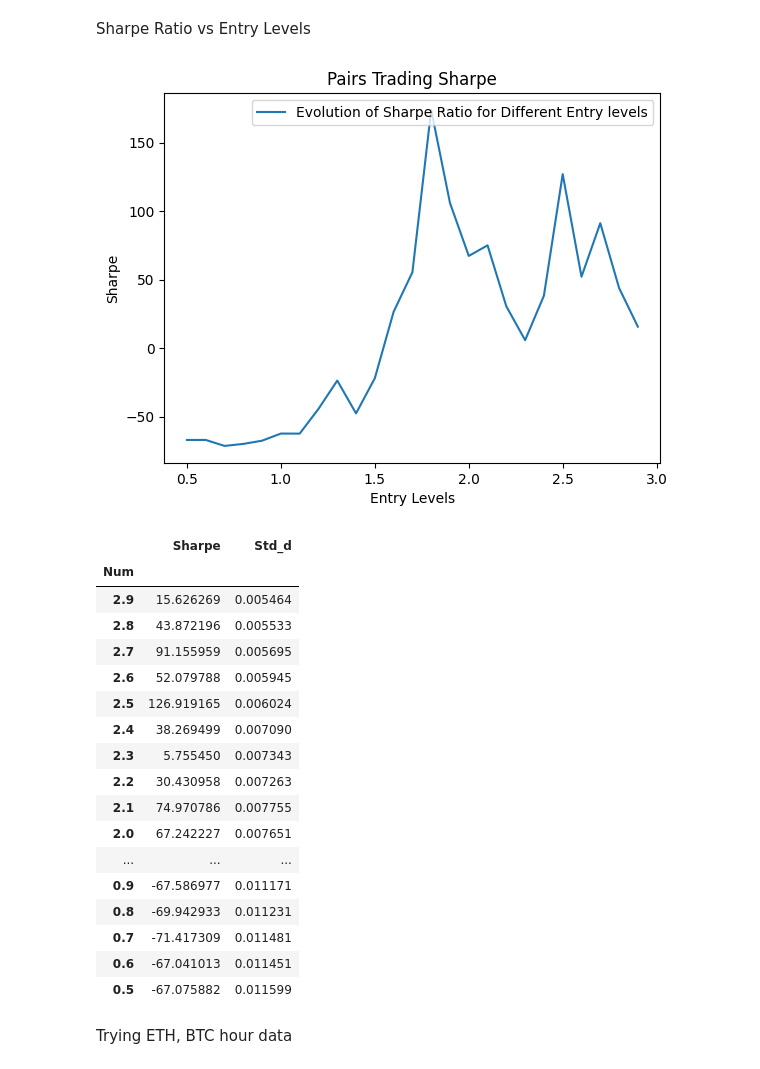
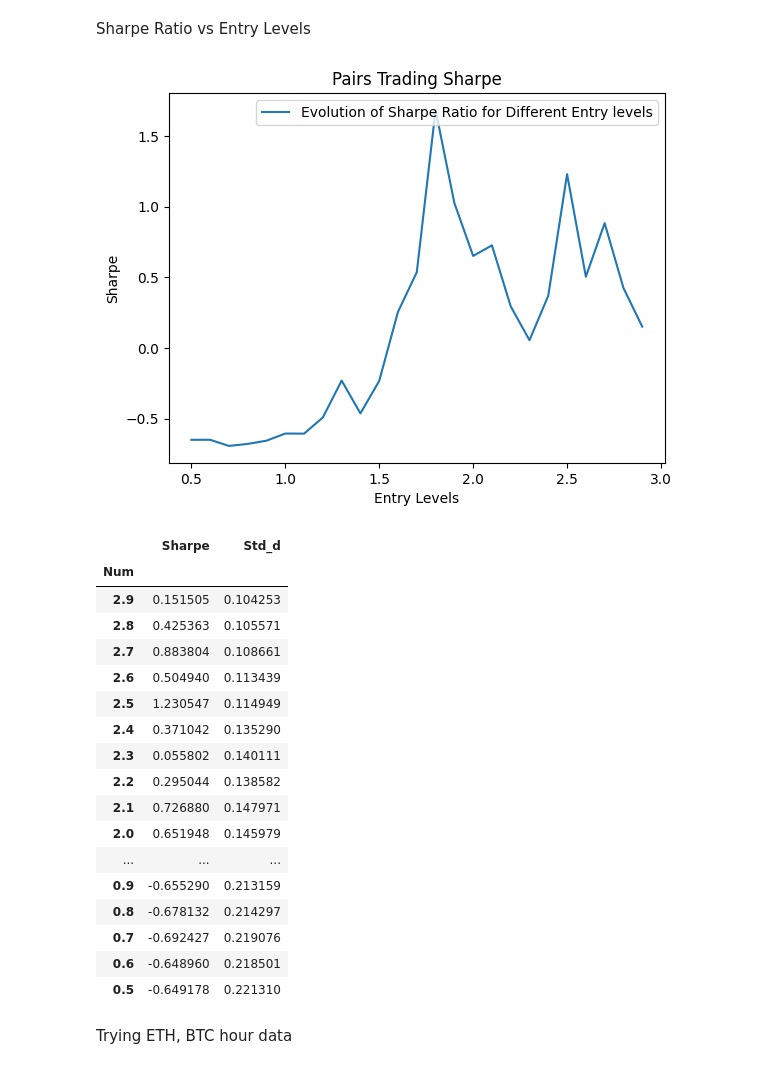
Before and after one commit to Austinai123/minute-data-fetcher, a Jupyter notebook: minute-price-fetcher.ipynb, the cells around one changed output. Drawn from its saved outputs; the diff is of its cells as text; code cells hidden in the pictures.

```diff
--- a/minute-price-fetcher.ipynb
+++ b/minute-price-fetcher.ipynb
@@ -1084,44 +1061,45 @@ Sharpe Ratio vs Entry Levels
 # %%
 final_df = pd.DataFrame(columns=['Num', 'Sharpe', 'Std_d'])
 for num in range(5, 30):
     num = num/10
     profit = final_profit(btc_train_1, eth_train_1, signal_entry=num) - 1
-    std_dev = std_dev_returns(btc_train_1, eth_train_1, signal_entry=num)
+    profit = (profit/len(btc_train_1) * 365)
+    std_dev = std_dev_returns(btc_train_1, eth_train_1, signal_entry=num) * sqrt(365)
     sharpe = profit/std_dev
     final_df.loc[-1] = [num, sharpe, std_dev]
     final_df.index = final_df.index + 1
     final_df = final_df.sort_index()
 
 final_df.set_index('Num', inplace=True)
 
 final_df['Sharpe'].plot(label="Evolution of Sharpe Ratio for Different Entry levels")
 plt.title("Pairs Trading Sharpe")
 plt.xlabel('Entry Levels')
 plt.ylabel('Sharpe')
 plt.legend()
 plt.show()
 
 final_df
 # %% [output]
-[figure, old version]
+[figure, new version]
 |  | Sharpe | Std_d |
 | Num |  |  |
-| 2.9 | 15.626269 | 0.005464 |
-| 2.8 | 43.872196 | 0.005533 |
-| 2.7 | 91.155959 | 0.005695 |
-| 2.6 | 52.079788 | 0.005945 |
-| 2.5 | 126.919165 | 0.006024 |
-| 2.4 | 38.269499 | 0.007090 |
-| 2.3 | 5.755450 | 0.007343 |
-| 2.2 | 30.430958 | 0.007263 |
-| 2.1 | 74.970786 | 0.007755 |
-| 2.0 | 67.242227 | 0.007651 |
+| 2.9 | 0.151505 | 0.104253 |
+| 2.8 | 0.425363 | 0.105571 |
+| 2.7 | 0.883804 | 0.108661 |
+| 2.6 | 0.504940 | 0.113439 |
+| 2.5 | 1.230547 | 0.114949 |
+| 2.4 | 0.371042 | 0.135290 |
+| 2.3 | 0.055802 | 0.140111 |
+| 2.2 | 0.295044 | 0.138582 |
+| 2.1 | 0.726880 | 0.147971 |
+| 2.0 | 0.651948 | 0.145979 |
 | ... | ... | ... |
-| 0.9 | -67.586977 | 0.011171 |
-| 0.8 | -69.942933 | 0.011231 |
-| 0.7 | -71.417309 | 0.011481 |
-| 0.6 | -67.041013 | 0.011451 |
-| 0.5 | -67.075882 | 0.011599 |
+| 0.9 | -0.655290 | 0.213159 |
+| 0.8 | -0.678132 | 0.214297 |
+| 0.7 | -0.692427 | 0.219076 |
+| 0.6 | -0.648960 | 0.218501 |
+| 0.5 | -0.649178 | 0.221310 |
 # %% [markdown]
 Trying ETH, BTC hour data
 # %%
```
Also changed, not shown: parts of 6 cells of this notebook.
